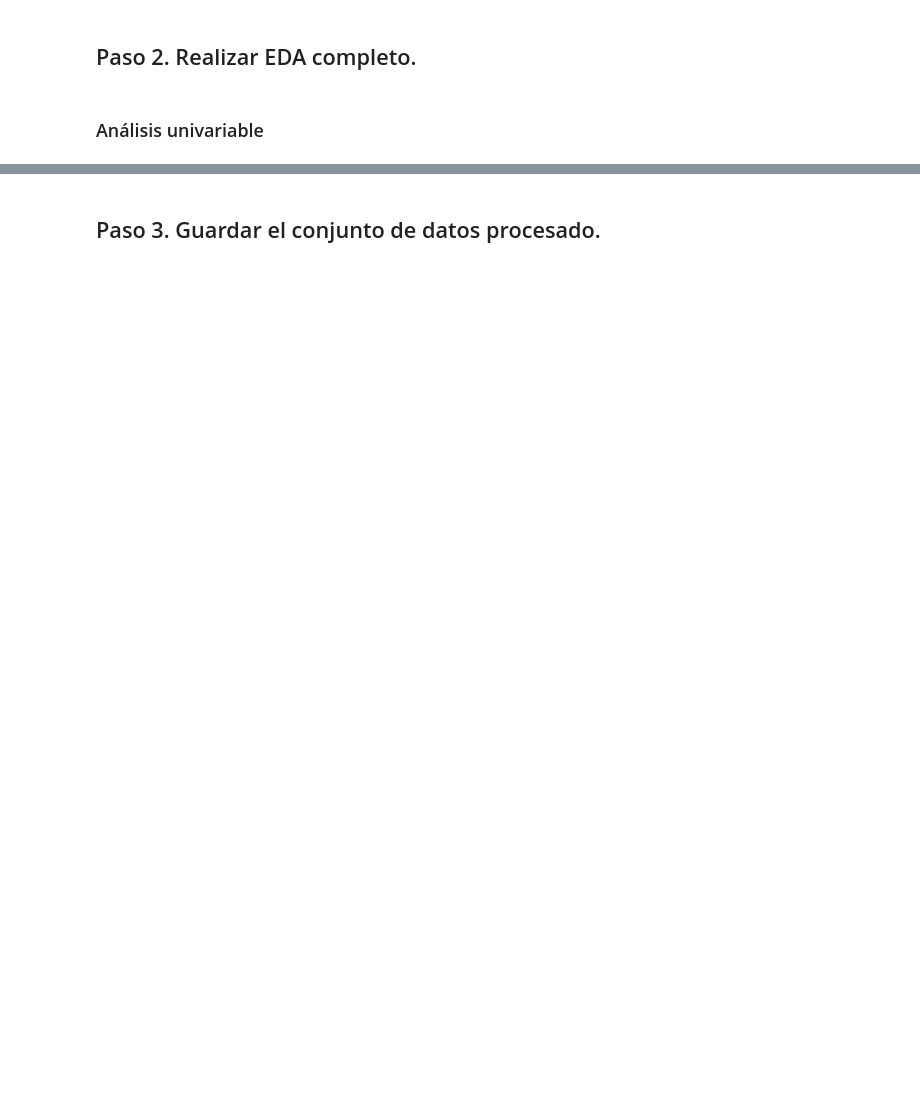
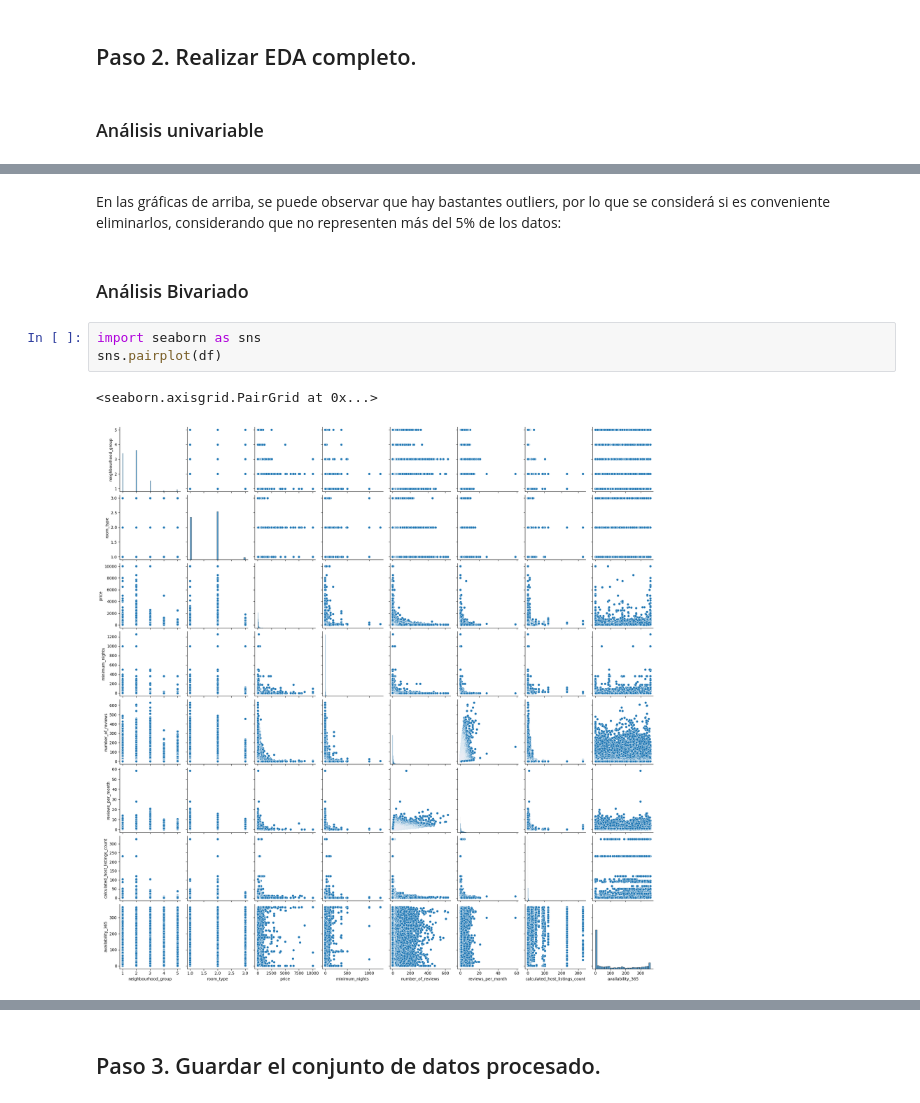
Before and after one commit to Bere333/first_EDA, a Jupyter notebook: src/exploratory_data_analysis.ipynb, the cells around one changed output, grey strips where cells are left out. Cells and saved outputs as stored; diff of their text form; blank space fills up the shorter version.

```diff
--- a/src/exploratory_data_analysis.ipynb
+++ b/src/exploratory_data_analysis.ipynb
@@ -89,0 +129,10 @@ plt.show()
+# %% [markdown]
+En las gráficas de arriba, se puede observar que hay bastantes outliers, por lo que se considerá si es conveniente eliminarlos, considerando que no representen más del 5% de los datos:
+# %% [markdown]
+### Análisis Bivariado
+# %%
+import seaborn as sns
+sns.pairplot(df)
+# %% [output]
+<seaborn.axisgrid.PairGrid at 0x...>
+[figure, added]
```
Also changed, not shown: parts of 13 cells of this notebook.
